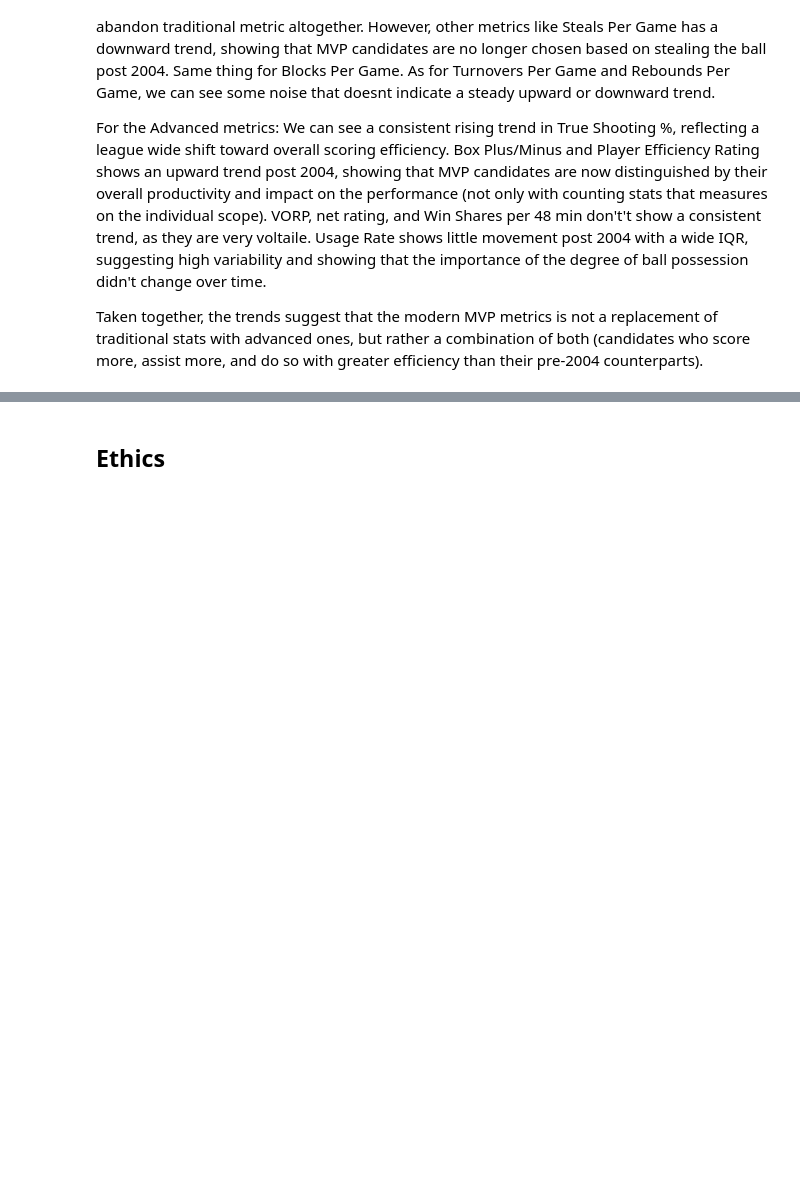
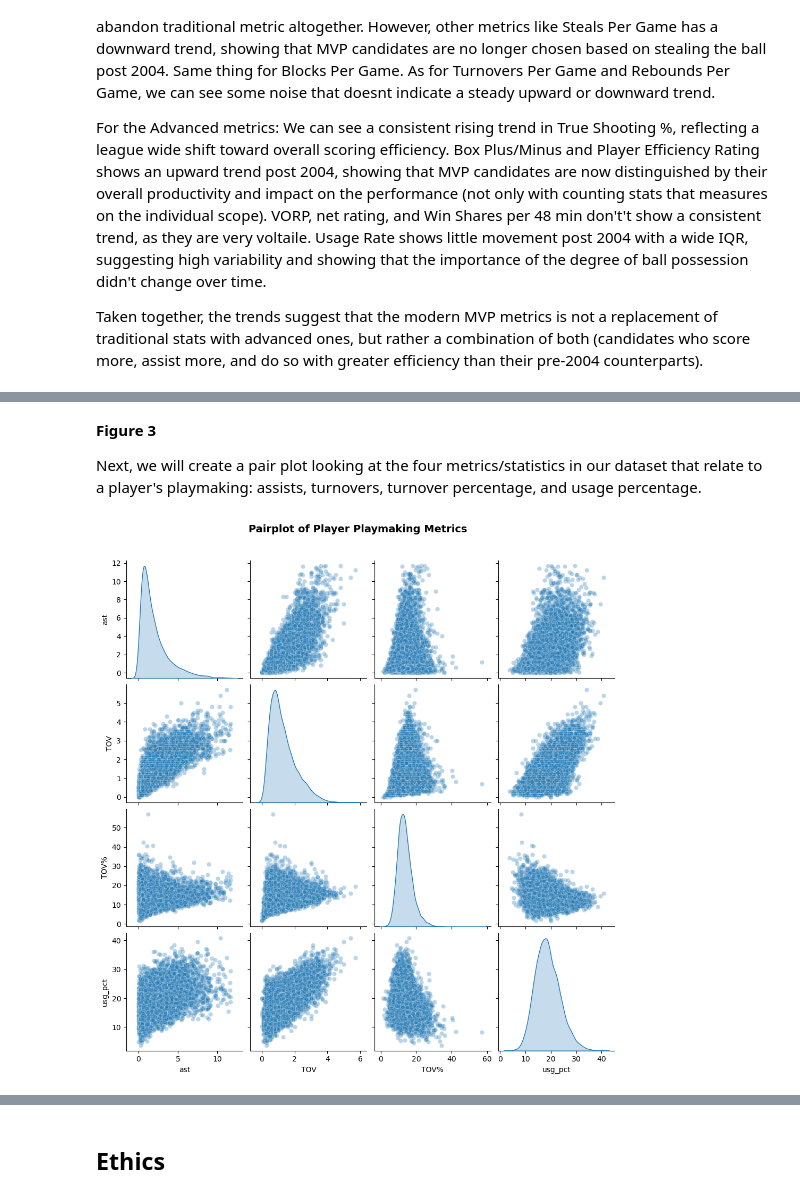
Before and after one commit to COGS108/Group-SP26-076, a Jupyter notebook: 02-EDACheckpoint.ipynb, the cells around one changed output, grey strips where cells are left out. Saved outputs shown, nothing was run; the diff lists cells and outputs as text; code cells hidden in the pictures; blank space fills up the shorter version.

```diff
--- a/02-EDACheckpoint.ipynb
+++ b/02-EDACheckpoint.ipynb
@@ -1276,0 +1312,15 @@ Some more words and stuff.  Remember notebooks work best if you interleave the c
+# %% [markdown]
+__Figure 3__
+
+Next, we will create a pair plot looking at the four metrics/statistics in our dataset that relate to a player's playmaking: assists, turnovers, turnover percentage, and usage percentage.
+# %%
+# playmaking features to check for multicollinearity
+playmaking_features = ['ast', 'TOV', 'TOV%', 'usg_pct']
+
+# create the pairplot of the rebound features
+sns.pairplot(df_merged[playmaking_features], diag_kind='kde', plot_kws={'alpha': 0.3})
+plt.suptitle('Pairplot of Player Playmaking Metrics',
+             fontsize=14, fontweight='bold', y=1.05)
+plt.show()
+# %% [output]
+[figure, added]
```
Also changed, not shown: parts of 15 cells of this notebook.
